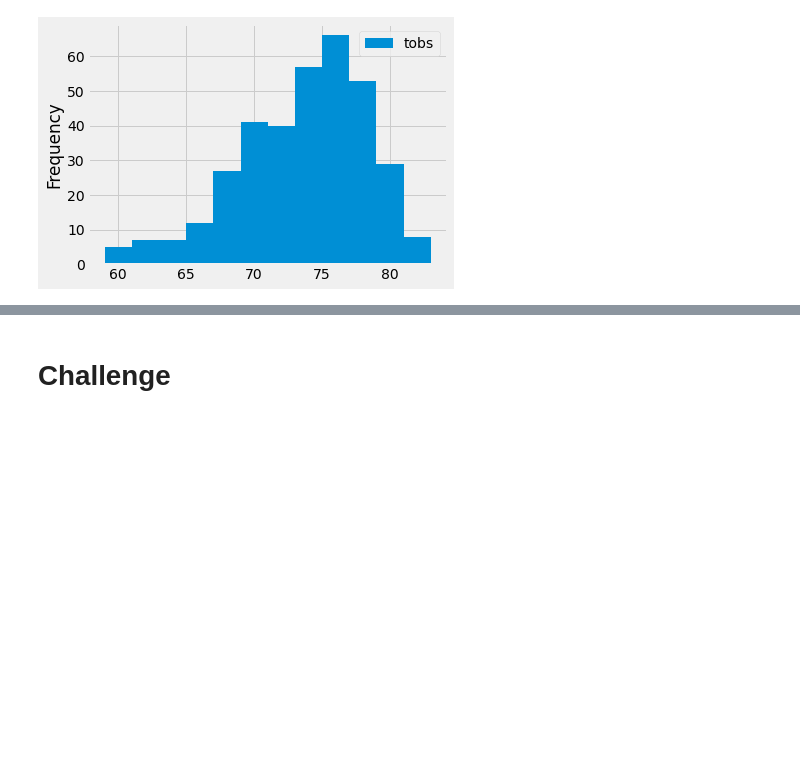
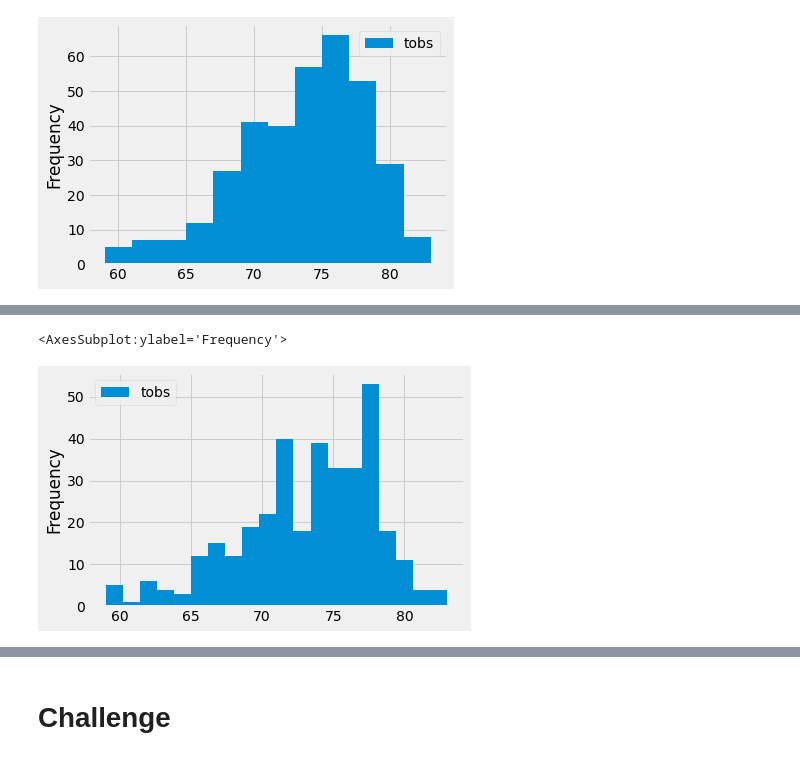
Before and after one commit to NShan9297/surfs_up, a Jupyter notebook: climate_analysis.ipynb, the cells around one changed output, grey strips where cells are left out. Saved outputs shown, nothing was run; the diff lists cells and outputs as text; code cells hidden in the pictures; blank space fills up the shorter version.

```diff
--- a/climate_analysis.ipynb
+++ b/climate_analysis.ipynb
@@ -208,0 +217,6 @@ plt.tight_layout()
+# %%
+# skilldrill 20
+df.plot.hist(bins=20)
+# %% [output]
+<AxesSubplot:ylabel='Frequency'>
+[figure, added]
```
Also changed, not shown: parts of 5 cells of this notebook, 1 other file.
